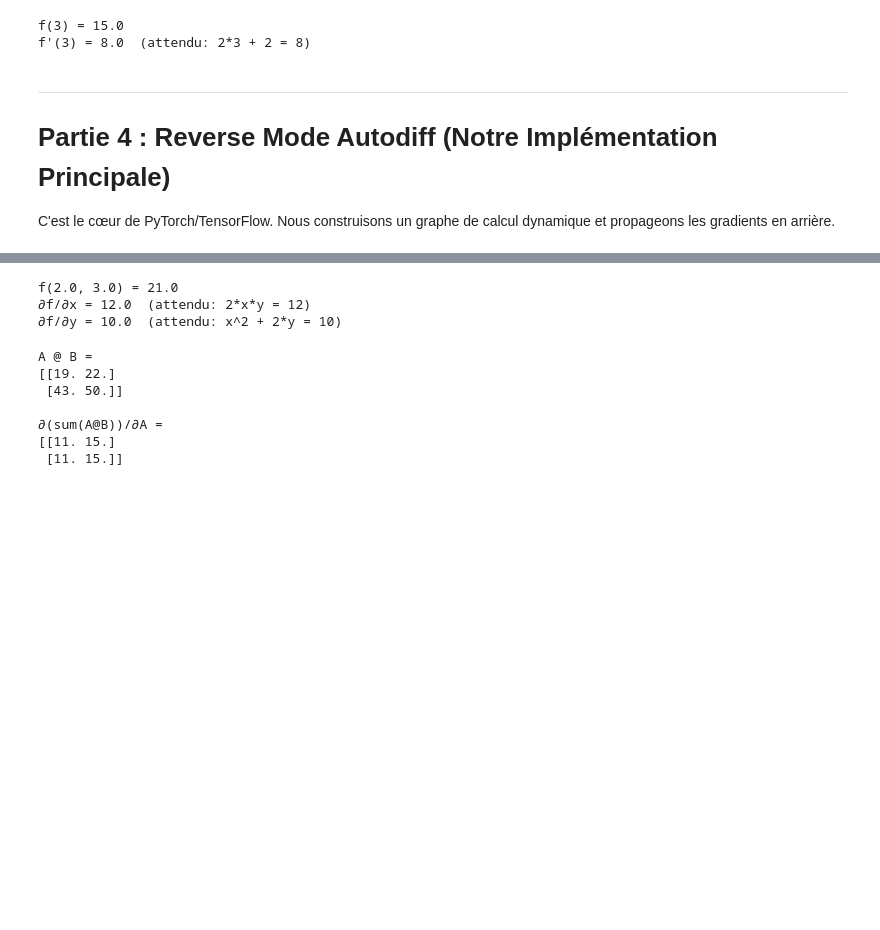
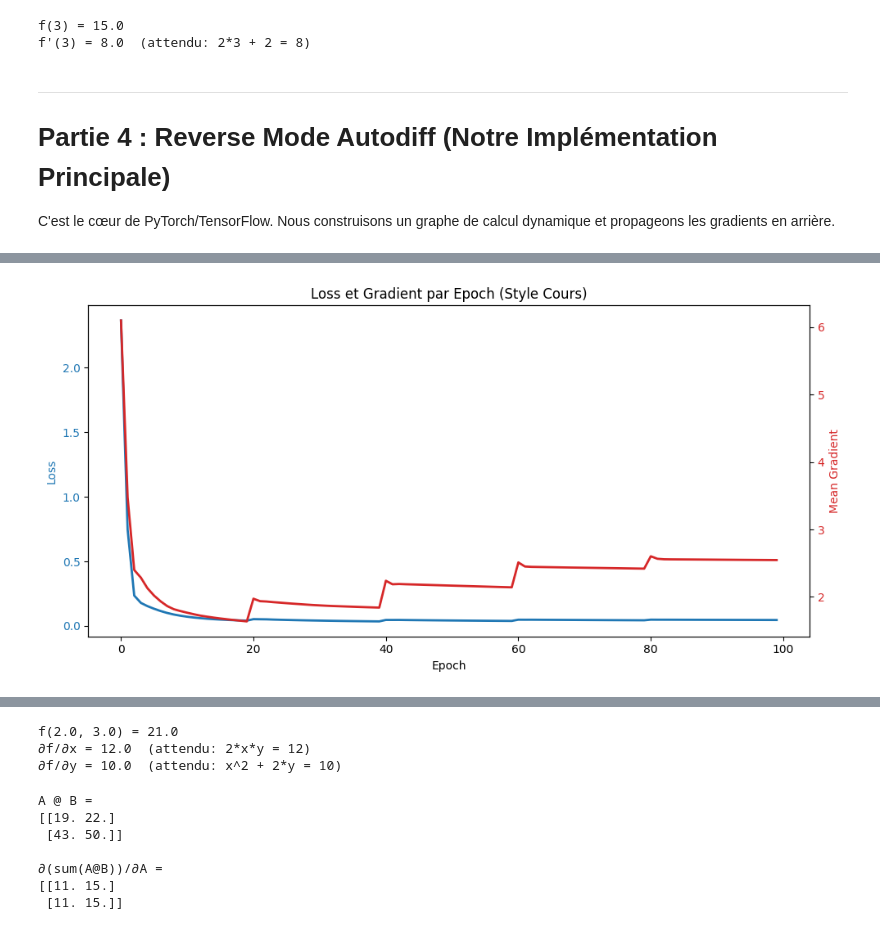
Before and after one commit to Wassbdr/prog_diff, a Jupyter notebook: micro_pytorch_project.ipynb, the cells around one changed output, grey strips where cells are left out. Drawn from its saved outputs; the diff is of its cells as text; code cells hidden in the pictures; blank space fills up the shorter version.

```diff
--- a/micro_pytorch_project.ipynb
+++ b/micro_pytorch_project.ipynb
@@ -243,0 +308,86 @@ Moteur d'autodifférentiation chargé avec succès!
+# %%
+# =============================================================================
+# ENTRAÎNEMENT STYLE COURS (a.ipynb) - MLP simple scalaire
+# =============================================================================
+
+## Génération de données (comme dans a.ipynb ligne 400)
+np.random.seed(0)
+x = np.linspace(-2, 2, 100)
+y = 2*x + 1 + np.random.randn(100)*0.1
+
+## Initialisation des paramètres (comme dans le cours)
+W1 = Tensor(0.1)
+b1 = Tensor(0.2)
+W2 = Tensor(0.3)
+b2 = Tensor(0.4)
+
+lr = 0.01
+nb_epoch = 100
+loss_history = []
+grad_history = []
+
+print("Entraînement avec les fonctions du cours (func_nn, tanh_d, mse)...")
+print("-" * 60)
+
+for epoch in range(nb_epoch):
+    lst_loss = []
+    grad_sum = 0.0
+
+    for i in range(len(x)):
+        # Création des Tensors scalaires (comme dans le cours)
+        x_i = Tensor(x[i])
+        y_i = Tensor(y[i])
+
+        # Forward pass avec func_nn du cours
+        y_hat = func_nn(x_i, W1, b1, W2, b2)
+        loss = mse(y_i, y_hat)
+
+        # Backward pass
+        loss.backward()
+
+        lst_loss.append(loss.data)
+        grad_sum += abs(W1.grad) + abs(b1.grad) + abs(W2.grad) + abs(b2.grad)
+
+        # Mise à jour des paramètres (comme dans a.ipynb ligne 440)
+        W1.data -= lr * W1.grad
+        b1.data -= lr * b1.grad
+        W2.data -= lr * W2.grad
+        b2.data -= lr * b2.grad
+
+        # Reset des gradients (comme dans a.ipynb ligne 445)
+        W1.grad = 0.0
+        b1.grad = 0.0
+        W2.grad = 0.0
+        b2.grad = 0.0
+
+    mean_loss = np.mean(lst_loss)
+    mean_grad = grad_sum / len(x)
+    loss_history.append(mean_loss)
+    grad_history.append(mean_grad)
+
+    if (epoch + 1) % 20 == 0:
+        print(f"Epoch {epoch+1}/{nb_epoch}, Loss: {mean_loss:.6f}, Mean Grad: {mean_grad:.4f}")
+
+    # Learning rate decay (comme dans le cours)
+    if (epoch + 1) % 20 == 0:
+        lr *= 0.5
+
+print("-" * 60)
+print(f"Paramètres finaux: W1={W1.data:.4f}, b1={b1.data:.4f}, W2={W2.data:.4f}, b2={b2.data:.4f}")
+
+# Visualisation (comme dans a.ipynb)
+fig, ax1 = plt.subplots(figsize=(10, 5))
+ax1.plot(loss_history, color='tab:blue', label='Loss', linewidth=2)
+ax1.set_xlabel('Epoch')
+ax1.set_ylabel('Loss', color='tab:blue')
+ax1.tick_params(axis='y', labelcolor='tab:blue')
+
+ax2 = ax1.twinx()
+ax2.plot(grad_history, color='tab:red', label='Gradient', linewidth=2)
+ax2.set_ylabel('Mean Gradient', color='tab:red')
+ax2.tick_params(axis='y', labelcolor='tab:red')
+
+plt.title('Loss et Gradient par Epoch (Style Cours)')
+fig.tight_layout()
+plt.show()
+# %% [output]
@@ -243,0 +403 @@ Moteur d'autodifférentiation chargé avec succès!
+[figure, added]
```
Also changed, not shown: parts of 22 cells of this notebook, 3 other files.
